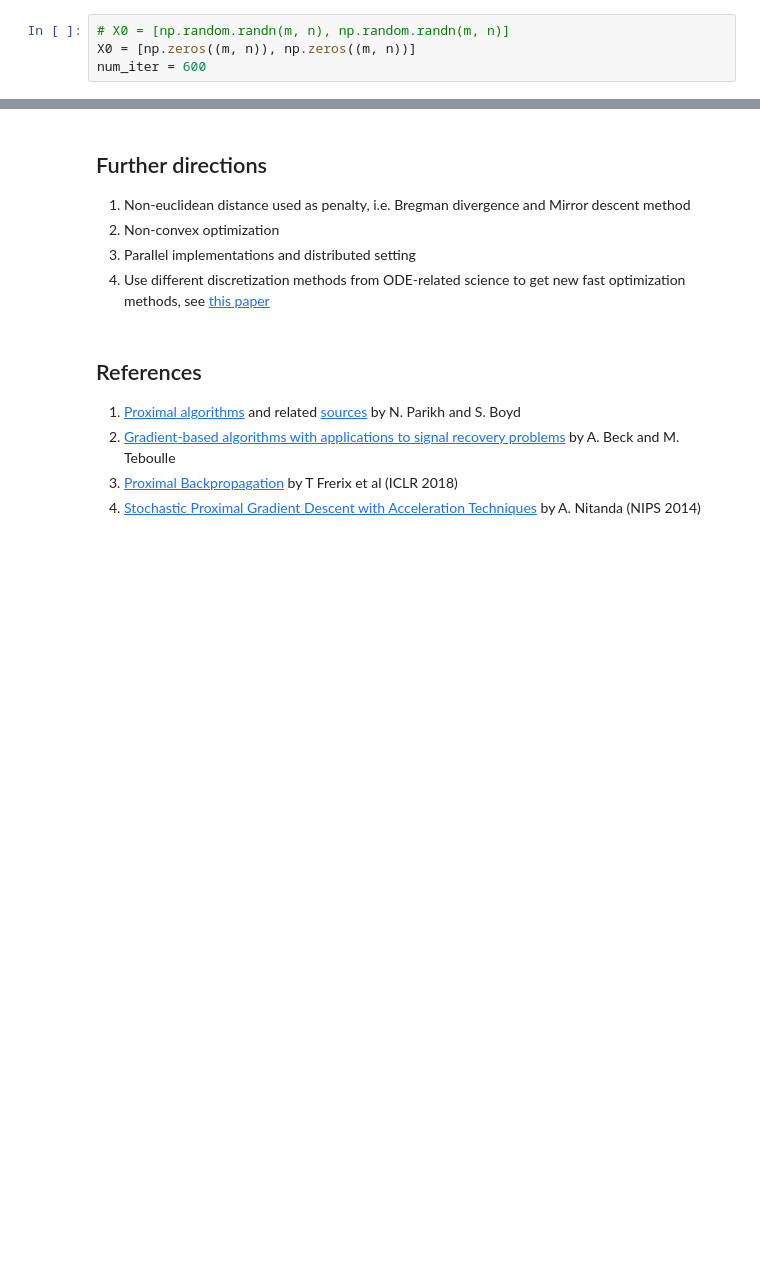
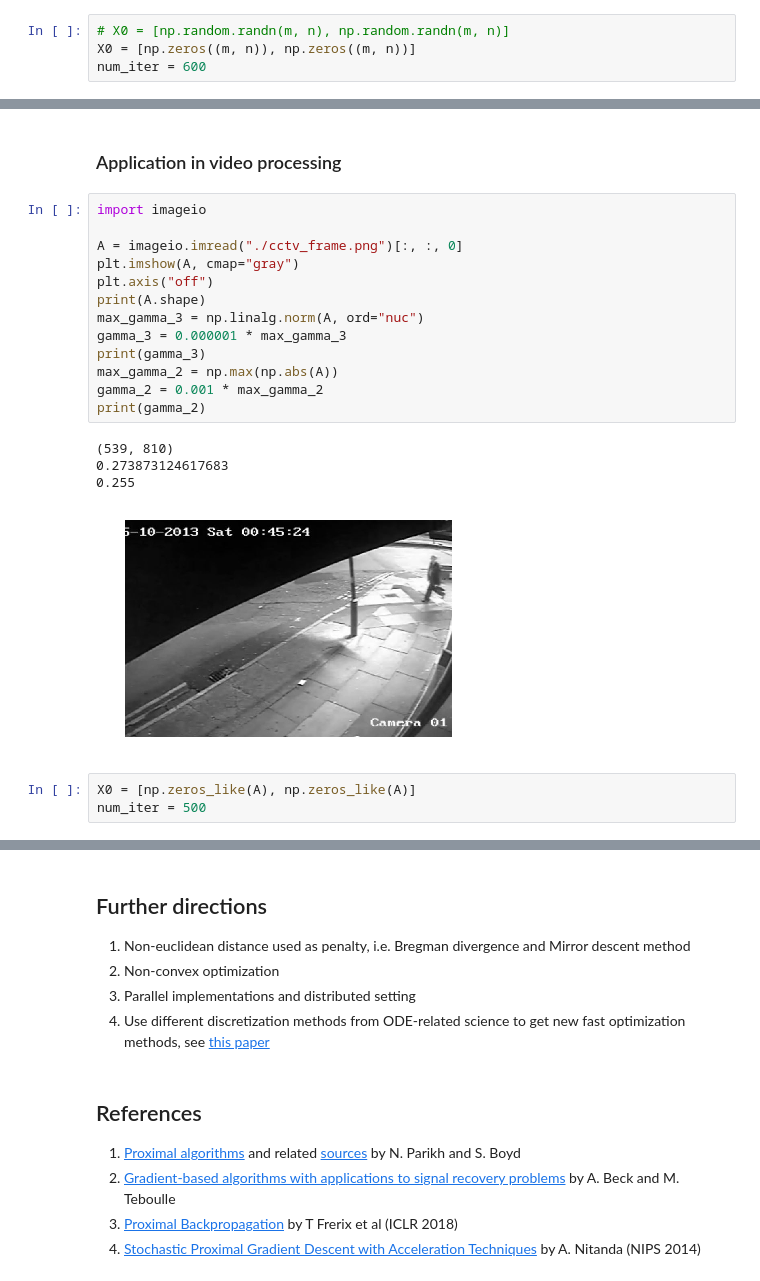
Before and after one commit to amkatrutsa/optimization_course, a Jupyter notebook: ProxMethods/prox_methods_en.ipynb, the cells around one changed output, grey strips where cells are left out. Cells and saved outputs as stored; diff of their text form; blank space fills up the shorter version.

```diff
--- a/ProxMethods/prox_methods_en.ipynb
+++ b/ProxMethods/prox_methods_en.ipynb
@@ -474,0 +490,23 @@ Number of nnz in sparse term = 780
+# %% [markdown]
+### Application in video processing
+# %%
+import imageio
+
+A = imageio.imread("./cctv_frame.png")[:, :, 0]
+plt.imshow(A, cmap="gray")
+plt.axis("off")
+print(A.shape)
+max_gamma_3 = np.linalg.norm(A, ord="nuc")
+gamma_3 = 0.000001 * max_gamma_3
+print(gamma_3)
+max_gamma_2 = np.max(np.abs(A))
+gamma_2 = 0.001 * max_gamma_2
+print(gamma_2)
+# %% [output]
+(539, 810)
+0.273873124617683
+0.255
+[figure, added]
+# %%
+X0 = [np.zeros_like(A), np.zeros_like(A)]
+num_iter = 500
```
Also changed, not shown: parts of 13 cells of this notebook, 4 other files.
